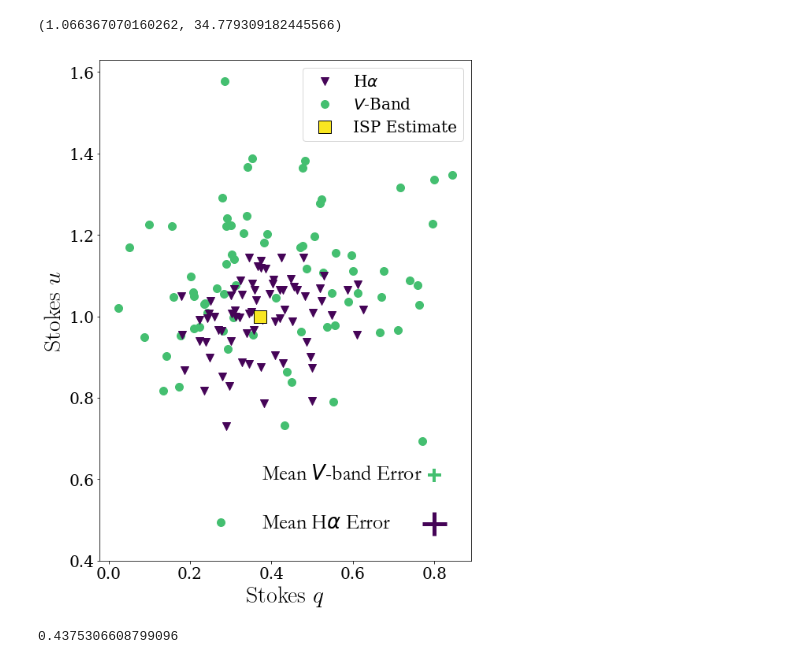
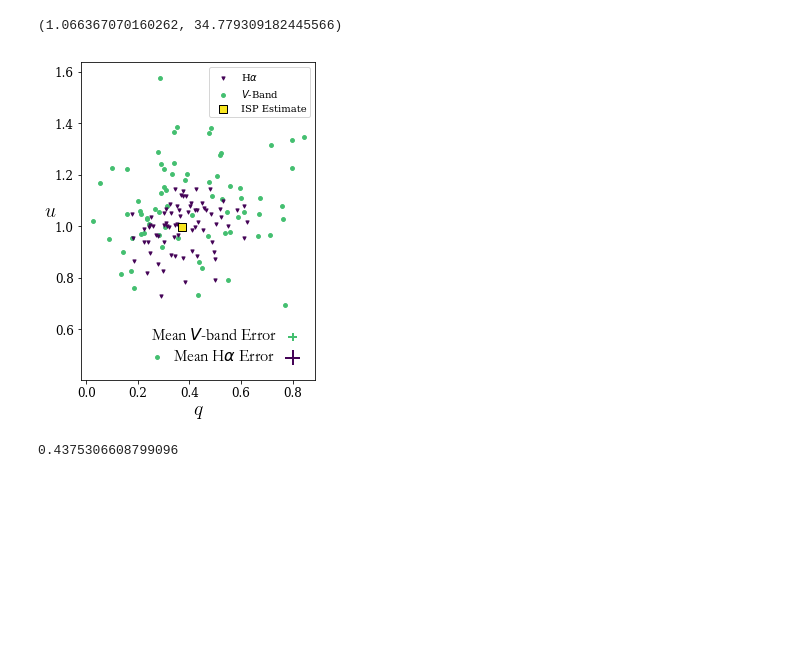
Before and after one commit to KeyanGootkin/P-Cygni-Spectropolarimetry, a Jupyter notebook: ISP.ipynb, the cells around one changed output. Drawn from its saved outputs; the diff is of its cells as text; code cells hidden in the pictures; blank space fills up the shorter version.

```diff
--- a/ISP.ipynb
+++ b/ISP.ipynb
@@ -11,11 +11,11 @@ import matplotlib.patheffects as pe
 # %%
 from matplotlib import rcParams
 #rcParams['text.usetex'] = True
-rcParams['figure.figsize'] = [10,10]
+rcParams['figure.figsize'] = [4,4]
 rcParams['lines.color'] = 'black'
-rcParams['font.size'] = 20
+rcParams['font.size'] = 12
 rcParams['font.family'] = 'serif'
-rcParams['legend.fontsize'] = 12
+rcParams['legend.fontsize'] = 16
 # %%
 #Getting lists of data files
 datadir = 'C:/Users/Keyan/Desktop/Science/Data/P-Cygni/Data/'
@@ -64,25 +64,27 @@ ave_pol,ave_pos
 # %% [output]
 (1.066367070160262, 34.779309182445566)
 # %%
-fig,ax = plt.subplots(1,figsize=(8.5,10));
-plt.tight_layout(rect=(0,0.01,1,1))
-ax.scatter(hq,hu,marker='v',color=cmap(0.01),zorder=10,label=r"H$\alpha$",s=100);
-ax.scatter(v.q,v.u,color=cmap(0.7),zorder=1,label="$V$-Band",s=100)
-ax.scatter(ave_q,ave_u,marker='s', color=cmap(0.99), s=250,zorder=100,edgecolors='black',label='ISP Estimate');
-ax.errorbar(0.8,0.61,color=cmap(0.7),xerr=0.01658503611397811,yerr=0.01658503611397811,elinewidth=4)
-ax.text(0.375,0.6,r"Mean $V$-band Error",fontsize=26,fontname='Garamond')
-ax.errorbar(0.8,0.49,color=cmap(0.01),xerr=np.mean(he),yerr=np.mean(he),elinewidth=5)
-ax.text(0.375,0.48,r"Mean H$\alpha$ Error",fontsize=26,fontname='Garamond')
+fig,ax = plt.subplots(1,figsize=(4,5));
+
+ax.scatter(hq,hu,marker='v',color=cmap(0.01),zorder=15,label=r"H$\alpha$",s=10);
+ax.scatter(bt.ovq,bt.ovu,color=cmap(0.7),zorder=1,label="$V$-Band",s=15)
+ax.scatter(ave_q,ave_u,marker='s', color=cmap(0.99), s=55,zorder=100,edgecolors='black',label='ISP Estimate');
+
+ax.errorbar(0.8,0.571,color=cmap(0.7),xerr=bt.ove.mean(),yerr=bt.ove.mean(),elinewidth=2)
+ax.text(0.25,0.56,r"Mean $V$-band Error",fontsize=16,fontname='Garamond')
+ax.errorbar(0.8,0.49,color=cmap(0.01),xerr=np.mean(he),yerr=np.mean(he),elinewidth=2)
+ax.text(0.335,0.48,r"Mean H$\alpha$ Error",fontsize=16,fontname='Garamond')
+
 ax.set_aspect("equal")
-ax.set_ylim(0.4,1.63)
-ax.set_ylabel("Stokes $u$",fontsize=30,usetex=True)
-ax.set_xlabel("Stokes $q$",fontsize=30,usetex=True)
-ax.legend(fontsize=20,loc='best')
-plt.savefig(paperdir+"/compare.png",dpi=300,transparent=True,overwrite=True)
+ax.set_ylabel("$u$",fontsize=20,usetex=True,rotation=0)
+ax.set_xlabel("$q$",fontsize=20,usetex=True,labelpad=0)
+ax.legend(fontsize=10,loc=1)
+plt.tight_layout(pad=0)
+plt.savefig(paperdir+"/compare.png",dpi=300,overwrite=True)
 #draw lines between halpha and v for the same day
 #color map: Bone -- v  Spooky
 # %% [output]
-[figure, old version]
+[figure, new version]
 # %%
 w_files= glob("C:/Users/Keyan/Desktop/Science/Data/P-Cygni/wuppe/*.fits")
 all_w = []
```
Also changed, not shown: parts of 2 cells of this notebook, 4 other files.
